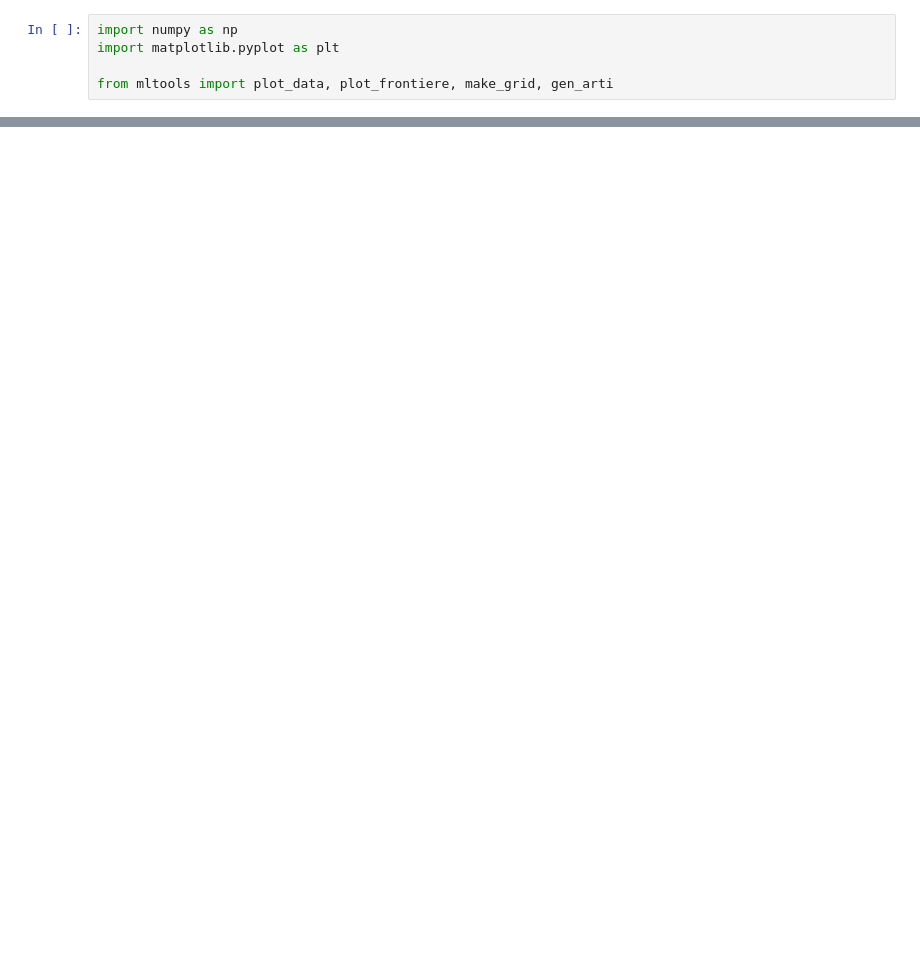
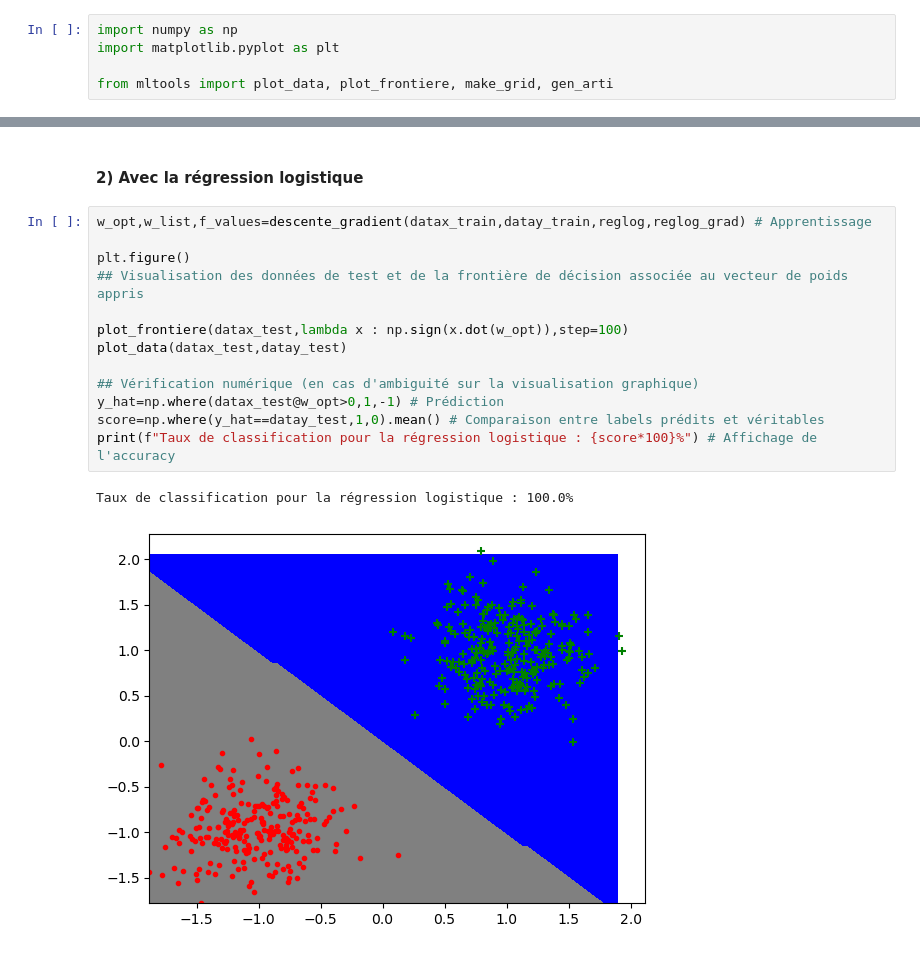
Before and after one commit to TitouanUniLu/SORBONNE-ML-S2, a Jupyter notebook: TME/tme2/src/tme2.ipynb, the cells around one changed output, grey strips where cells are left out. Saved outputs shown, nothing was run; the diff lists cells and outputs as text; blank space fills up the shorter version.

```diff
--- a/TME/tme2/src/tme2.ipynb
+++ b/TME/tme2/src/tme2.ipynb
@@ -75,0 +121,18 @@ def descente_gradient(datax,datay,f_loss,f_grad,eps=10e-3,iter=100):
+# %% [markdown]
+#### 2) Avec la régression logistique
+# %%
+w_opt,w_list,f_values=descente_gradient(datax_train,datay_train,reglog,reglog_grad) # Apprentissage
+
+plt.figure()
+## Visualisation des données de test et de la frontière de décision associée au vecteur de poids appris
+
+plot_frontiere(datax_test,lambda x : np.sign(x.dot(w_opt)),step=100)
+plot_data(datax_test,datay_test)
+
+## Vérification numérique (en cas d'ambiguité sur la visualisation graphique)
+y_hat=np.where(datax_test@w_opt>0,1,-1) # Prédiction
+score=np.where(y_hat==datay_test,1,0).mean() # Comparaison entre labels prédits et véritables
+print(f"Taux de classification pour la régression logistique : {score*100}%") # Affichage de l'accuracy
+# %% [output]
+Taux de classification pour la régression logistique : 100.0%
+[figure, added]
```
Also changed, not shown: parts of 27 cells of this notebook.
